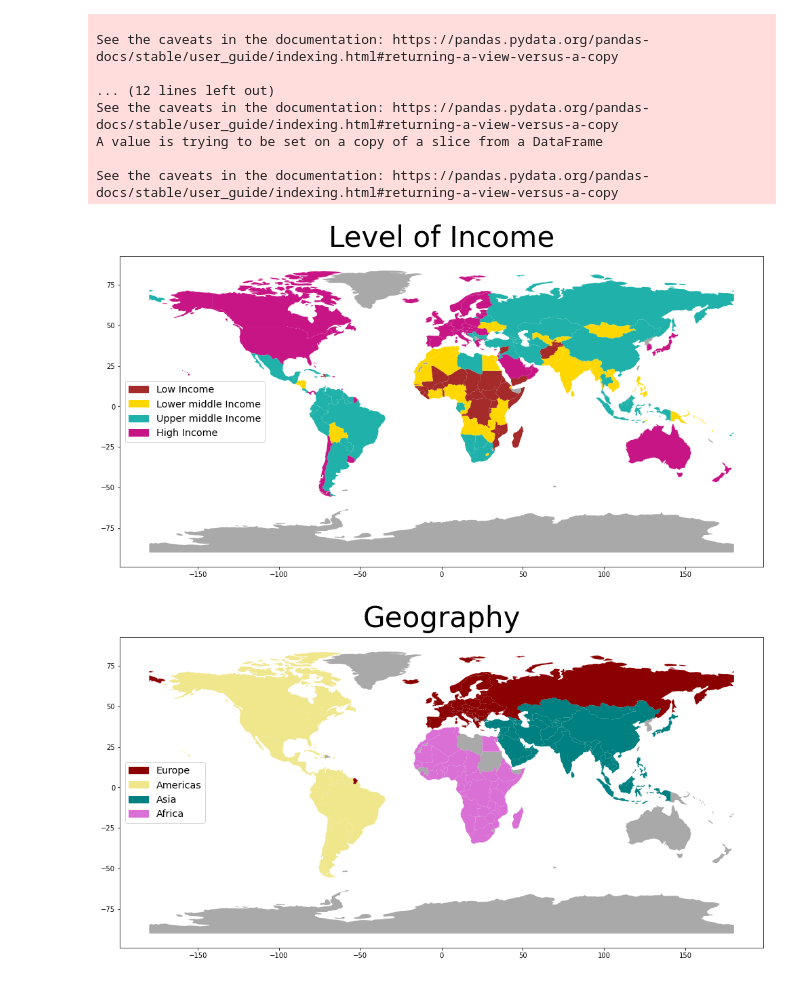
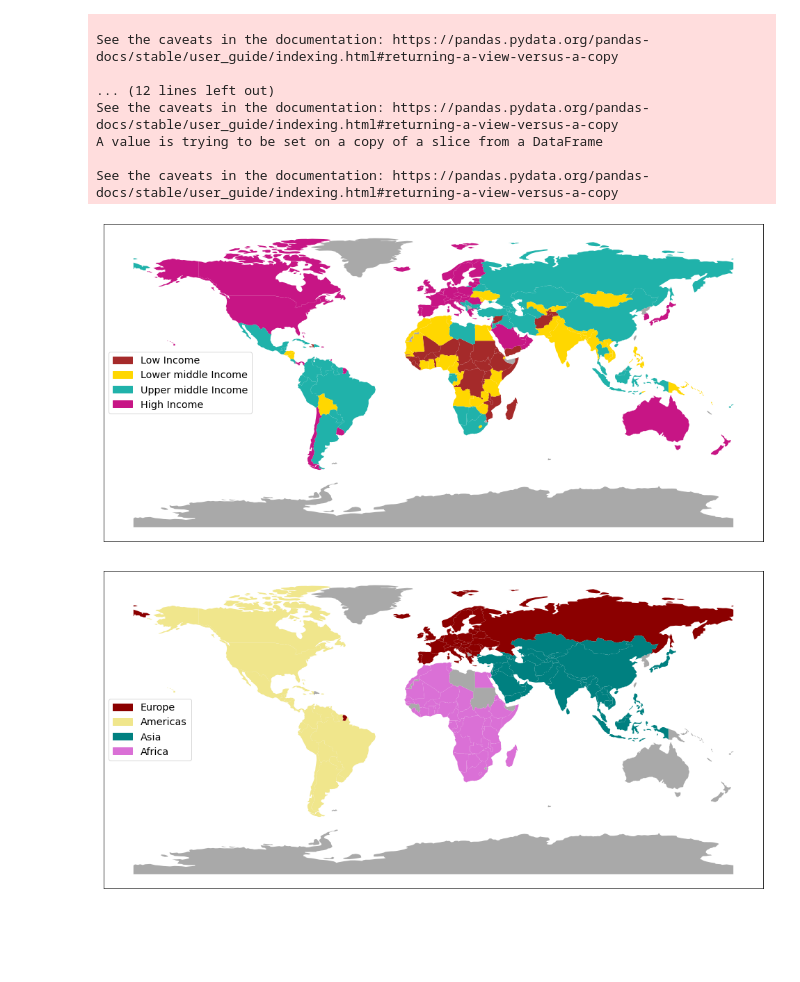
Before and after one commit to sara-vallejo/M4R, a Jupyter notebook: 0.Plot_World.ipynb, the cells around one changed output. Drawn from its saved outputs; the diff is of its cells as text; code cells hidden in the pictures; blank space fills up the shorter version.

```diff
--- a/0.Plot_World.ipynb
+++ b/0.Plot_World.ipynb
@@ -124,20 +120,22 @@ import matplotlib.patches as mpatches
 # %%
 fig, ax = plt.subplots(1, 1, figsize=(17, 10))
 world_new5.plot(color=world_new5['col_income'],
                 ax=ax, categorical=True
                )
 li_patch = mpatches.Patch(color='brown', label='Low Income')
 lmi_patch = mpatches.Patch(color='gold', label='Lower middle Income')
 umi_patch = mpatches.Patch(color='lightseagreen', label='Upper middle Income')
 hi_patch = mpatches.Patch(color='mediumvioletred', label='High Income')
 
 plt.legend(handles=[li_patch, lmi_patch,umi_patch,hi_patch], loc='center left', fontsize='x-large')
-plt.title('Level of Income',y=1.02,fontdict={'fontsize': 42})
-plt.savefig('/Users/saravallejomengod/MathsYear4/M4R/utils/WM_Income.png', format='png',bbox_inches='tight')
+#plt.title('Income-based groups',y=1.02,fontdict={'fontsize': 32})
+plt.xticks([])
+plt.yticks([])
+plt.savefig('/Users/saravallejomengod/MathsYear4/M4R/utils/WM_Income_3.png', format='png',bbox_inches='tight')
 
 plt.show()
 # %% [output]
-[figure, old version]
+[figure, new version]
 # %%
 fig, ax = plt.subplots(1, 1, figsize=(17, 10))
 world_new5.plot(color=world_new5['col_geo'],
@@ -149,12 +147,14 @@ as_patch = mpatches.Patch(color='teal', label='Asia')
 af_patch = mpatches.Patch(color='orchid', label='Africa')
 
 plt.legend(handles=[e_patch, am_patch,as_patch,af_patch], loc='center left', fontsize='x-large')
-plt.title('Geography',y=1.02,fontdict={'fontsize': 42})
-plt.savefig('/Users/saravallejomengod/MathsYear4/M4R/utils/WM_Geo.png', format='png',bbox_inches='tight')
+#plt.title('Regional groups',y=1.02,fontdict={'fontsize': 32})
+plt.xticks([])
+plt.yticks([])
+plt.savefig('/Users/saravallejomengod/MathsYear4/M4R/utils/WM_Geo_3.png', format='png',bbox_inches='tight')
 
 plt.show()
 # %% [output]
-[figure, old version]
+[figure, new version]
 # %%
 for i in world['name'].unique():
     if i not in world_new['name'].unique():
```
Also changed, not shown: parts of 1 cell of this notebook, 5 other files.
